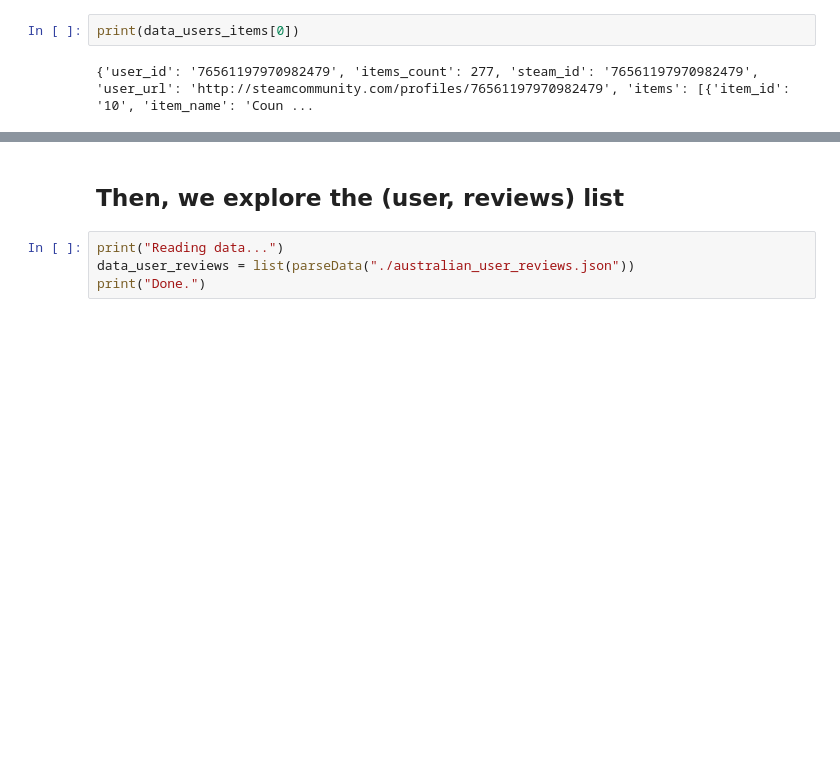
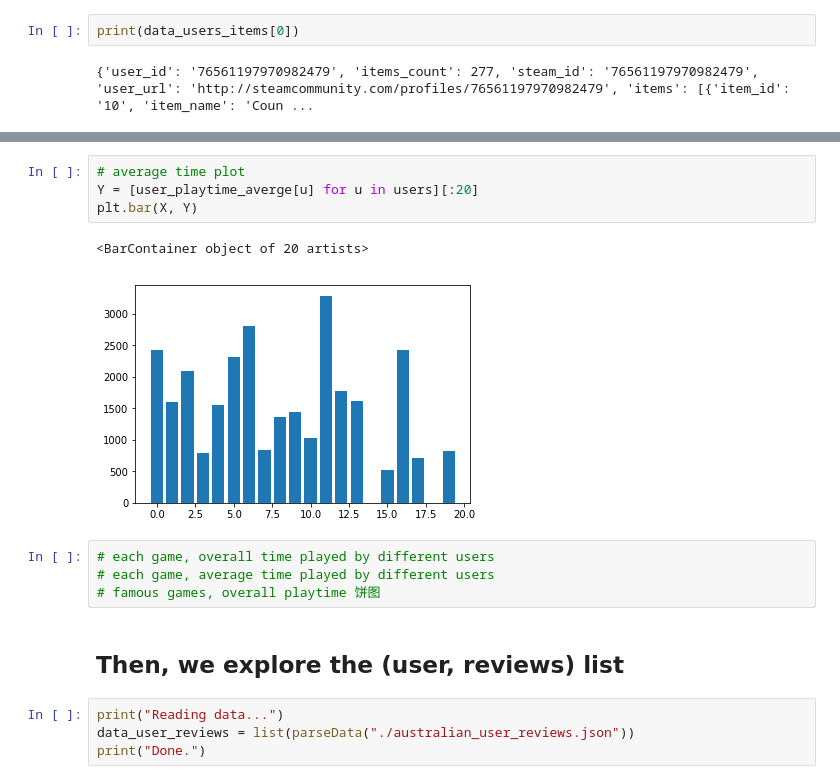
Before and after one commit to ShinTo98/Recommender-System-Survey, a Jupyter notebook: exploratory_analysis.ipynb, the cells around one changed output, grey strips where cells are left out. Drawn from its saved outputs; the diff is of its cells as text; blank space fills up the shorter version.

```diff
--- a/exploratory_analysis.ipynb
+++ b/exploratory_analysis.ipynb
@@ -36,3 +86,14 @@ The number of users within this dataset is:  87626
+# %%
+# average time plot
+Y = [user_playtime_averge[u] for u in users][:20]
+plt.bar(X, Y)
+# %% [output]
+<BarContainer object of 20 artists>
+[figure, added]
+# %%
+# each game, overall time played by different users
+# each game, average time played by different users
+# famous games, overall playtime 饼图
 # %% [markdown]
 ## Then, we explore the (user, reviews) list
 # %%
```
Also changed, not shown: parts of 6 cells of this notebook, 1 other file.
